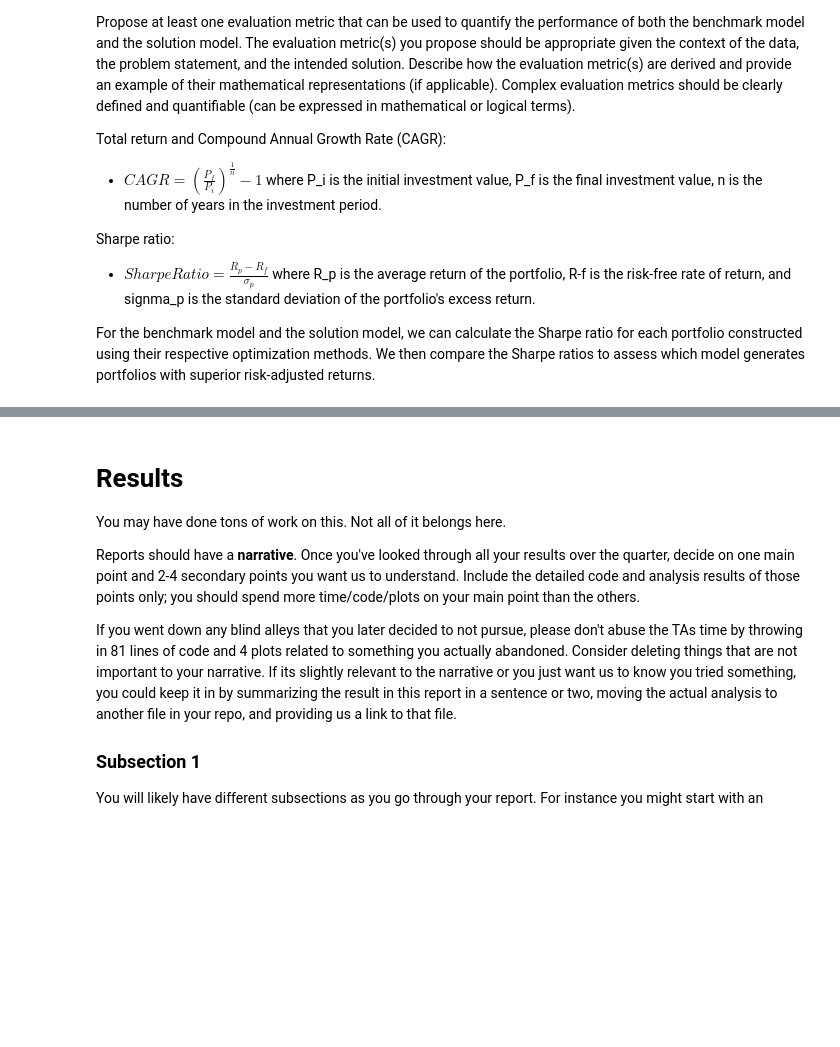
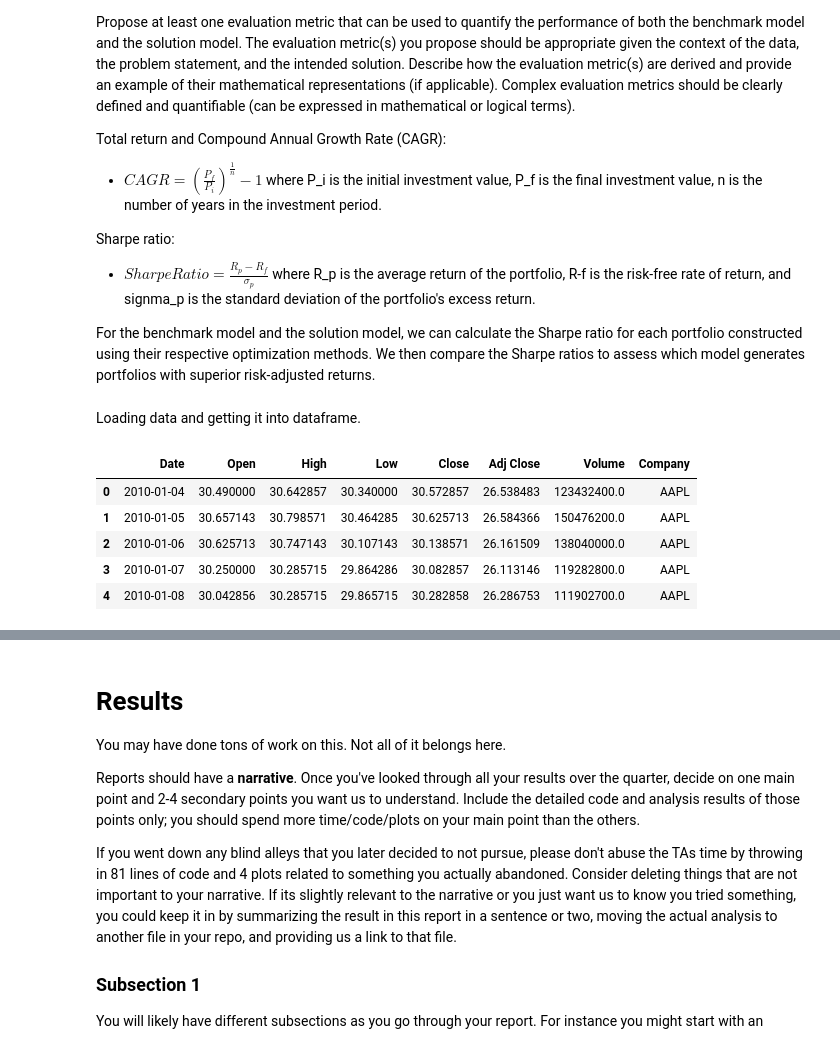
Before and after one commit to iachai/COGS_118B_GROUP_PROJECT, a Jupyter notebook: FinalProject_groupXXX.ipynb, the cells around one changed output, grey strips where cells are left out. Drawn from its saved outputs; the diff is of its cells as text; code cells hidden in the pictures; blank space fills up the shorter version.

```diff
--- a/FinalProject_groupXXX.ipynb
+++ b/FinalProject_groupXXX.ipynb
@@ -100,0 +112,33 @@ For the benchmark model and the solution model, we can calculate the Sharpe rati
+# %% [markdown]
+Loading data and getting it into dataframe.
+# %%
+file_paths = ['datasets/AAPL.csv', 'datasets/ADBE.csv', 'datasets/ADI.csv', 'datasets/ADSK.csv', 'datasets/AMAT.csv',
+              'datasets/AMD.csv', 'datasets/AMX.csv', 'datasets/APH.csv', 'datasets/ASML.csv', 'datasets/AVGO.csv',
+              'datasets/CDNS.csv', 'datasets/CRM.csv', 'datasets/CSCO.csv', 'datasets/IBM.csv', 'datasets/INFY.csv',
+              'datasets/INTC.csv', 'datasets/INTU.csv', 'datasets/KLAC.csv', 'datasets/LRCX.csv', 'datasets/MSFT.csv',
+              'datasets/MSI.csv', 'datasets/MU.csv', 'datasets/NTES.csv', 'datasets/NVDA.csv', 'datasets/ORCL.csv',
+              'datasets/QCOM.csv', 'datasets/RELX.csv', 'datasets/ROP.csv', 'datasets/SMCI.csv', 'datasets/SNPS.csv',
+              'datasets/T.csv', 'datasets/TMUS.csv', 'datasets/TSM.csv', 'datasets/TXN.csv', 'datasets/VMW.csv',
+              'datasets/VZ.csv']
+
+combined_data = pd.DataFrame()
+
+for file_path in file_paths:
+    try:
+        data = pd.read_csv(file_path)
+        data['Company'] = file_path.split('/')[1].split('.')[0]
+        data['Date'] = pd.to_datetime(data['Date'])
+        data = data[data['Date'].dt.year.between(2010, 2020)]
+        combined_data = pd.concat([combined_data, data], ignore_index=True)
+    except Exception as e:
+        print(f"Error loading {file_path}: {e}")
+
+combined_data.dropna(inplace=True)
+combined_data.head()
+# %% [output]
+|  | Date | Open | High | Low | Close | Adj Close | Volume | Company |
+| 0 | 2010-01-04 | 30.490000 | 30.642857 | 30.340000 | 30.572857 | 26.538483 | 123432400.0 | AAPL |
+| 1 | 2010-01-05 | 30.657143 | 30.798571 | 30.464285 | 30.625713 | 26.584366 | 150476200.0 | AAPL |
+| 2 | 2010-01-06 | 30.625713 | 30.747143 | 30.107143 | 30.138571 | 26.161509 | 138040000.0 | AAPL |
+| 3 | 2010-01-07 | 30.250000 | 30.285715 | 29.864286 | 30.082857 | 26.113146 | 119282800.0 | AAPL |
+| 4 | 2010-01-08 | 30.042856 | 30.285715 | 29.865715 | 30.282858 | 26.286753 | 111902700.0 | AAPL |
```
Also changed, not shown: parts of 7 cells of this notebook, 48 other files.
